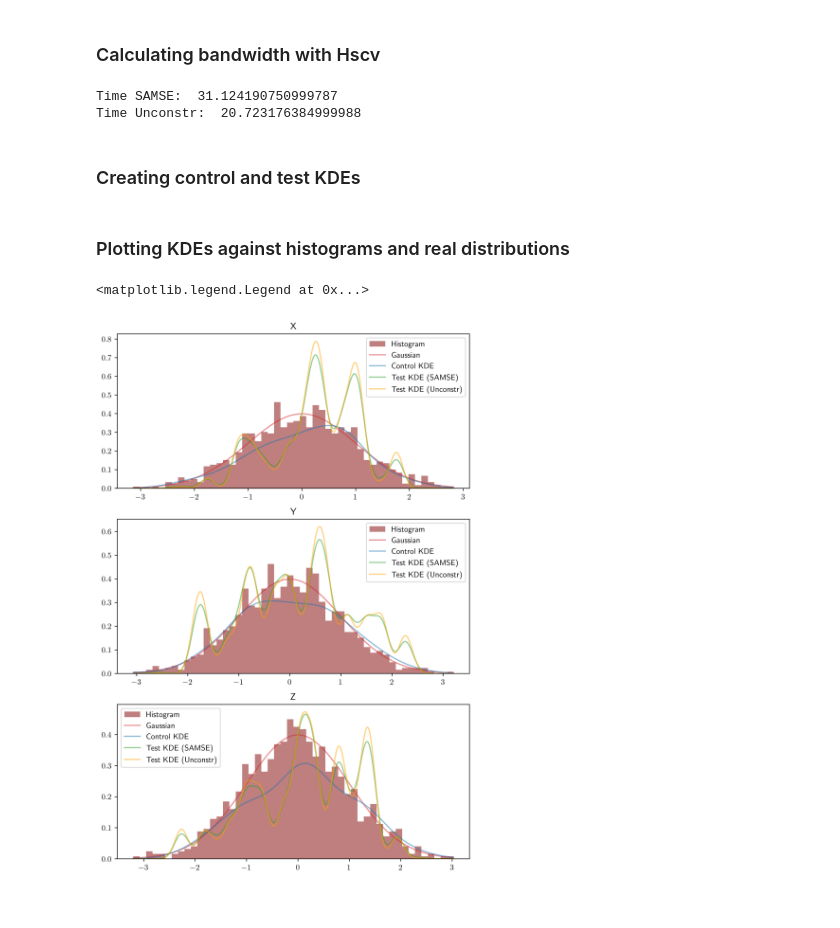
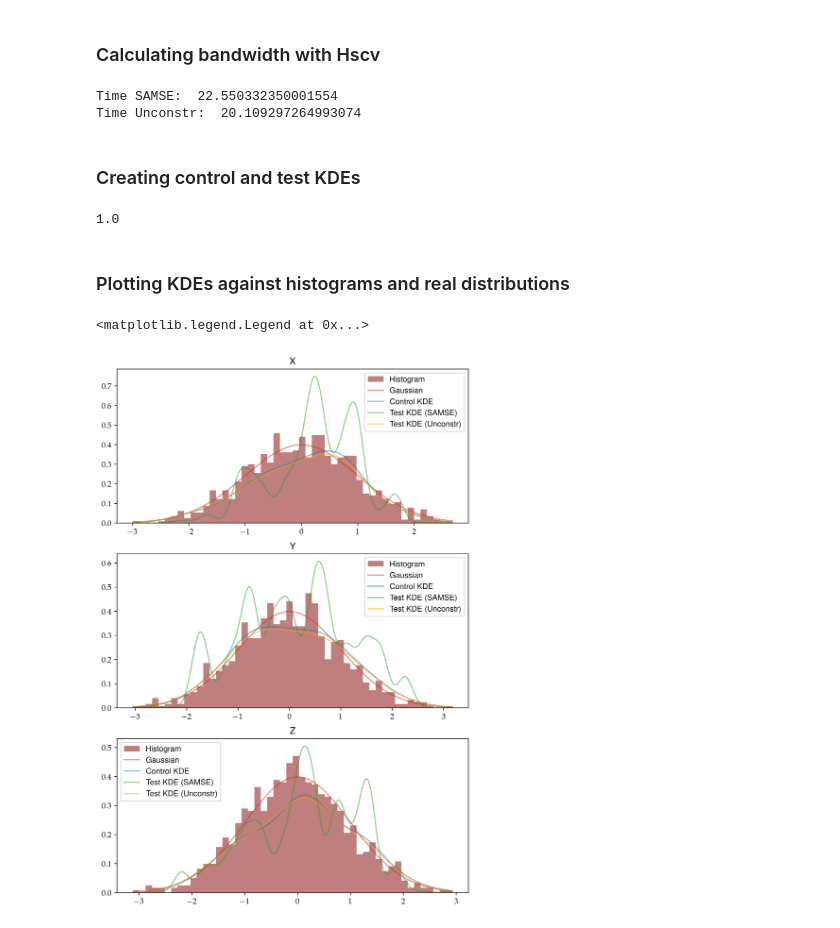
Before and after one commit to caioolivv/PhD, a Jupyter notebook: hscv/hscv_test/hscv_test.ipynb, the cells around one changed output. Cells and saved outputs as stored; diff of their text form; code cells hidden in the pictures.

```diff
--- a/hscv/hscv_test/hscv_test.ipynb
+++ b/hscv/hscv_test/hscv_test.ipynb
@@ -71,6 +74,7 @@ for i in range(ndata):
     samples_long.append(y)
     samples_long.append(z)
 
+samples = np.array(samples)
 
 # Creating sphered samples
 samples_vec_r = vector(samples_long, mode="numeric")
@@ -82,18 +86,18 @@ samples_sph   = np.array(samples_sph_r)
 # %%
 # Calculating bandwidth using SAMSE and unconstr
 t0          = perf_counter()
-bw_samse    = Hscv(x=samples_r, pilot="samse")
+bw_samse    = Hscv(x=samples_r, nstage=1, pilot="samse")
 t1          = perf_counter()
 
 print("Time SAMSE: ", t1-t0)
 
-bw_unconstr = Hscv(x=samples_r, pilot="unconstr")
+bw_unconstr = Hscv(x=samples_r, nstage=1, pilot="unconstr")
 t2          = perf_counter()
 
 print("Time Unconstr: ", t2-t1)
 # %% [output]
-Time SAMSE:  31.124190750999787
-Time Unconstr:  20.723176384999988
+Time SAMSE:  22.550332350001554
+Time Unconstr:  20.109297264993074
 # %% [markdown]
 ### Creating control and test KDEs
 # %%
@@ -102,7 +106,7 @@ kernel_control = Ncm.StatsDistKernelGauss.new(3)
 kde_control    = Ncm.StatsDistKDE.new(kernel_control, Ncm.StatsDistCV.NONE)
 
 for i in range(ndata):
-    kde_control.add_obs(Ncm.Vector.new_array(samples_sph[i]))
+    kde_control.add_obs(Ncm.Vector.new_array(samples[i]))
 
 kde_control.prepare()
 
@@ -112,10 +116,10 @@ kernel_test_samse = Ncm.StatsDistKernelGauss.new(3)
 kde_test_samse    = Ncm.StatsDistKDE.new(kernel_test_samse, Ncm.StatsDistCV.NONE)
 
 for i in range(ndata):
-    kde_test_samse.add_obs(Ncm.Vector.new_array(samples_sph[i]))
+    kde_test_samse.add_obs(Ncm.Vector.new_array(samples[i]))
 
 kde_test_samse.set_cov_type(Ncm.StatsDistKDECovType.FIXED)
-kde_test_samse.set_cov_fixed(Ncm.Matrix.new_array(bw_samse, 3))
+kde_test_samse.set_cov_fixed(Ncm.Matrix.new_array([bw_samse[i] for i in range(len(bw_samse))], 3))
 kde_test_samse.prepare()
 
 
@@ -124,52 +128,79 @@ kernel_test_unconstr = Ncm.StatsDistKernelGauss.new(3)
 kde_test_unconstr    = Ncm.StatsDistKDE.new(kernel_test_unconstr, Ncm.StatsDistCV.NONE)
 
 for i in range(ndata):
-    kde_test_unconstr.add_obs(Ncm.Vector.new_array(samples_sph[i]))
+    kde_test_unconstr.add_obs(Ncm.Vector.new_array(samples[i]))
 
 kde_test_unconstr.set_cov_type(Ncm.StatsDistKDECovType.FIXED)
-kde_test_unconstr.set_cov_fixed(Ncm.Matrix.new_array(bw_unconstr, 3))
+kde_test_unconstr.set_cov_fixed(Ncm.Matrix.new_array([bw_unconstr[i] for i in range(len(bw_unconstr))], 3))
 kde_test_unconstr.prepare()
+
+kde_test_unconstr.set_over_smooth(kde_test_unconstr.get_over_smooth() / kde_test_unconstr.get_href())
+print(kde_test_unconstr.get_href())
+kde_test_unconstr.prepare()
+# %% [output]
+1.0
 # %% [markdown]
 ### Plotting KDEs against histograms and real distributions
 # %%
 fig, ax = plt.subplots (3, 1, figsize=(8, 12), dpi=400, facecolor="white")
 
-x = np.linspace(min(samples_sph[:,0]), max(samples_sph[:,0]), 1000)
-y = np.linspace(min(samples_sph[:,1]), max(samples_sph[:,1]), 1000)
-z = np.linspace(min(samples_sph[:,2]), max(samples_sph[:,2]), 1000)
+x = np.linspace(min(samples[:,0]), max(samples[:,0]), 1000)
+y = np.linspace(min(samples[:,1]), max(samples[:,1]), 1000)
+z = np.linspace(min(samples[:,2]), max(samples[:,2]), 1000)
 
 
 # Plotting histograms
-ax[0].hist(samples_sph[:,0], bins=50, density=True, label="Histogram", alpha=0.5, color="maroon")
-ax[1].hist(samples_sph[:,1], bins=50, density=True, label="Histogram", alpha=0.5, color="maroon")
-ax[2].hist(samples_sph[:,2], bins=50, density=True, label="Histogram", alpha=0.5, color="maroon")
+ax[0].hist(samples[:,0], bins=50, density=True, label="Histogram", alpha=0.5, color="maroon")
+ax[1].hist(samples[:,1], bins=50, density=True, label="Histogram", alpha=0.5, color="maroon")
+ax[2].hist(samples[:,2], bins=50, density=True, label="Histogram", alpha=0.5, color="maroon")
 
 
 # Plotting distributions
 ax[0].plot(x, gaussian_pdf(x), label="Gaussian", color="tab:red", alpha=0.5)
 ax[1].plot(y, gaussian_pdf(y), label="Gaussian", color="tab:red", alpha=0.5)
 ax[2].plot(z, gaussian_pdf(z), label="Gaussian", color="tab:red", alpha=0.5)
 
 
 # Plotting KDEs
-ax[0].plot(x, [kde_control.eval(Ncm.Vector.new_array([x[i], 0, 0]))/gaussian_pdf(0)**2 for i in range(len(samples_sph))], label="Control KDE", color="tab:blue", alpha=0.5)
-ax[0].plot(x, [kde_test_samse.eval(Ncm.Vector.new_array([x[i], 0, 0]))/gaussian_pdf(0)**2 for i in range(len(samples_sph))], label="Test KDE (SAMSE)", color="tab:green", alpha=0.5)
-ax[0].plot(x, [kde_test_unconstr.eval(Ncm.Vector.new_array([x[i], 0, 0]))/gaussian_pdf(0)**2 for i in range(len(samples_sph))], label="Test KDE (Unconstr)", color="orange", alpha=0.5)
+x_control  = [kde_control.eval(Ncm.Vector.new_array([x[i], 0, 0])) for i in range(len(x))]
+x_control  = [x_i/gaussian_pdf(0)**2 for x_i in x_control]
+x_samse    = [kde_test_samse.eval(Ncm.Vector.new_array([x[i], 0, 0])) for i in range(len(x))]
+x_samse    = [x_i/gaussian_pdf(0)**2 for x_i in x_samse]
+x_unconstr = [kde_test_unconstr.eval(Ncm.Vector.new_array([x[i], 0, 0])) for i in range(len(x))]
+x_unconstr = [x_i/gaussian_pdf(0)**2 for x_i in x_unconstr]
 
-ax[1].plot(y, [kde_control.eval(Ncm.Vector.new_array([0, y[i], 0]))/gaussian_pdf(0)**2 for i in range(len(samples_sph))], label="Control KDE", color="tab:blue", alpha=0.5)
-ax[1].plot(y, [kde_test_samse.eval(Ncm.Vector.new_array([0, y[i], 0]))/gaussian_pdf(0)**2 for i in range(len(samples_sph))], label="Test KDE (SAMSE)", color="tab:green", alpha=0.5)
-ax[1].plot(y, [kde_test_unconstr.eval(Ncm.Vector.new_array([0, y[i], 0]))/gaussian_pdf(0)**2 for i in range(len(samples_sph))], label="Test KDE (Unconstr)", color="orange", alpha=0.5)
+y_control  = [kde_control.eval(Ncm.Vector.new_array([0, y[i], 0])) for i in range(len(y))]
+y_control  = [y_i/gaussian_pdf(0)**2 for y_i in y_control]
+y_samse    = [kde_test_samse.eval(Ncm.Vector.new_array([0, y[i], 0])) for i in range(len(y))]
+y_samse    = [y_i/gaussian_pdf(0)**2 for y_i in y_samse]
+y_unconstr = [kde_test_unconstr.eval(Ncm.Vector.new_array([0, y[i], 0])) for i in range(len(y))]
+y_unconstr = [y_i/gaussian_pdf(0)**2 for y_i in y_unconstr]
 
-ax[2].plot(z, [kde_control.eval(Ncm.Vector.new_array([0, 0, z[i]]))/gaussian_pdf(0)**2 for i in range(len(samples_sph))], label="Control KDE", color="tab:blue", alpha=0.5)
-ax[2].plot(z, [kde_test_samse.eval(Ncm.Vector.new_array([0, 0, z[i]]))/gaussian_pdf(0)**2 for i in range(len(samples_sph))], label="Test KDE (SAMSE)", color="tab:green", alpha=0.5)
-ax[2].plot(z, [kde_test_unconstr.eval(Ncm.Vector.new_array([0, 0, z[i]]))/gaussian_pdf(0)**2 for i in range(len(samples_sph))], label="Test KDE (Unconstr)", color="orange", alpha=0.5)
+z_control  = [kde_control.eval(Ncm.Vector.new_array([0, 0, z[i]])) for i in range(len(z))]
+z_control  = [z_i/gaussian_pdf(0)**2 for z_i in z_control]
+z_samse    = [kde_test_samse.eval(Ncm.Vector.new_array([0, 0, z[i]])) for i in range(len(z))]
+z_samse    = [z_i/gaussian_pdf(0)**2 for z_i in z_samse]
+z_unconstr = [kde_test_unconstr.eval(Ncm.Vector.new_array([0, 0, z[i]])) for i in range(len(z))]
+z_unconstr = [z_i/gaussian_pdf(0)**2 for z_i in z_unconstr]
+
+ax[0].plot(x, x_control, label="Control KDE", color="tab:blue", alpha=0.5)
+ax[0].plot(x, x_samse, label="Test KDE (SAMSE)", color="tab:green", alpha=0.5)
+ax[0].plot(x, x_unconstr, label="Test KDE (Unconstr)", color="orange", alpha=0.5)
+
+ax[1].plot(y, y_control, label="Control KDE", color="tab:blue", alpha=0.5)
+ax[1].plot(y, y_samse, label="Test KDE (SAMSE)", color="tab:green", alpha=0.5)
+ax[1].plot(y, y_unconstr, label="Test KDE (Unconstr)", color="orange", alpha=0.5)
+
+ax[2].plot(z, z_control, label="Control KDE", color="tab:blue", alpha=0.5)
+ax[2].plot(z, z_samse, label="Test KDE (SAMSE)", color="tab:green", alpha=0.5)
+ax[2].plot(z, z_unconstr, label="Test KDE (Unconstr)", color="orange", alpha=0.5)
 
 ax[0].set_title("X")
 ax[1].set_title("Y")
 ax[2].set_title("Z")
 ax[0].legend()
 ax[1].legend()
 ax[2].legend()
 # %% [output]
 <matplotlib.legend.Legend at 0x...>
-[figure, old version]
+[figure, new version]
```
Also changed, not shown: parts of 1 cell of this notebook, 39 other files.
